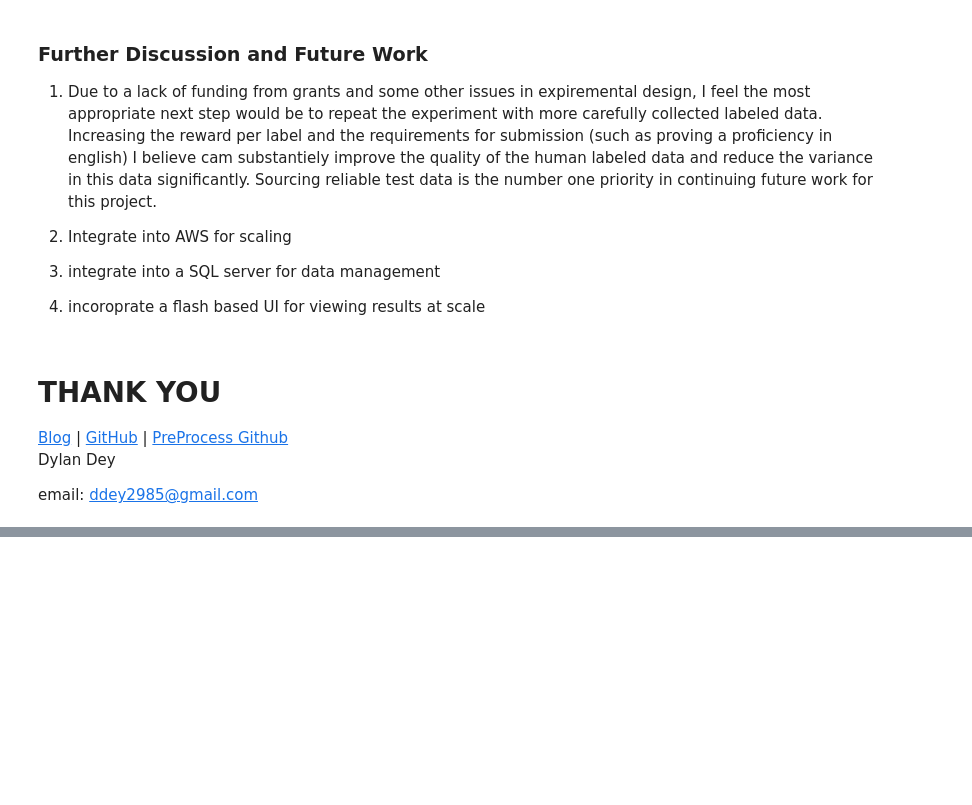
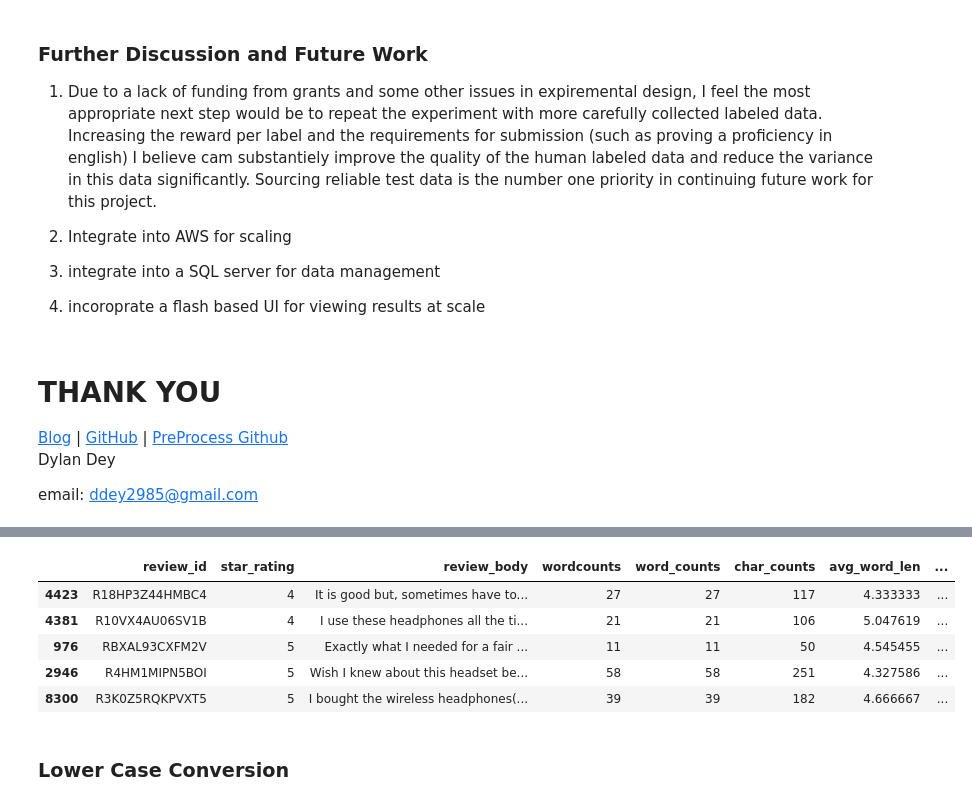
Before and after one commit to ddey117/ABSA_Project_4, a Jupyter notebook: ABSA_Triplet_Extractor_Notebook.ipynb, the cells around one changed output, grey strips where cells are left out. Drawn from its saved outputs; the diff is of its cells as text; code cells hidden in the pictures; blank space fills up the shorter version.

```diff
--- a/ABSA_Triplet_Extractor_Notebook.ipynb
+++ b/ABSA_Triplet_Extractor_Notebook.ipynb
@@ -1263,0 +1705,3 @@ email: ddey2985@gmail.com
+# %%
+x = 'I AM HAPPY'
+y = 'i am happy'
@@ -1263,0 +1712,13 @@ email: ddey2985@gmail.com
+# %%
+df['upper_counts'] = df['review_body'].apply(lambda x: len([t for t in x.split() if t.isupper()]))
+# %%
+df.sample(5)
+# %% [output]
+|  | review_id | star_rating | review_body | wordcounts | word_counts | char_counts | avg_word_len | ... |
+| 4423 | R18HP3Z44HMBC4 | 4 | It is good but, sometimes have to... | 27 | 27 | 117 | 4.333333 | ... |
+| 4381 | R10VX4AU06SV1B | 4 | I use these headphones all the ti... | 21 | 21 | 106 | 5.047619 | ... |
+| 976 | RBXAL93CXFM2V | 5 | Exactly what I needed for a fair ... | 11 | 11 | 50 | 4.545455 | ... |
+| 2946 | R4HM1MIPN5BOI | 5 | Wish I knew about this headset be... | 58 | 58 | 251 | 4.327586 | ... |
+| 8300 | R3K0Z5RQKPVXT5 | 5 | I bought the wireless headphones(... | 39 | 39 | 182 | 4.666667 | ... |
+# %% [markdown]
+### Lower Case Conversion
```
Also changed, not shown: parts of 152 cells of this notebook, 3 other files.
